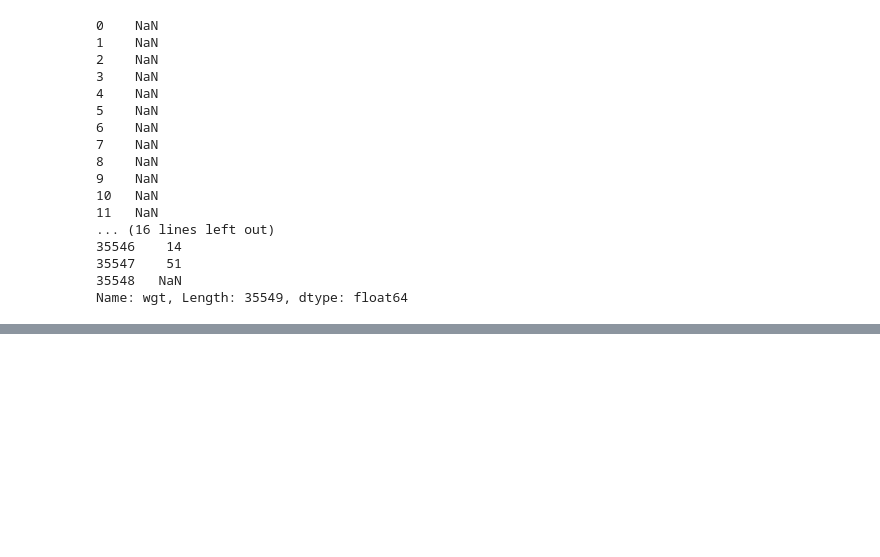
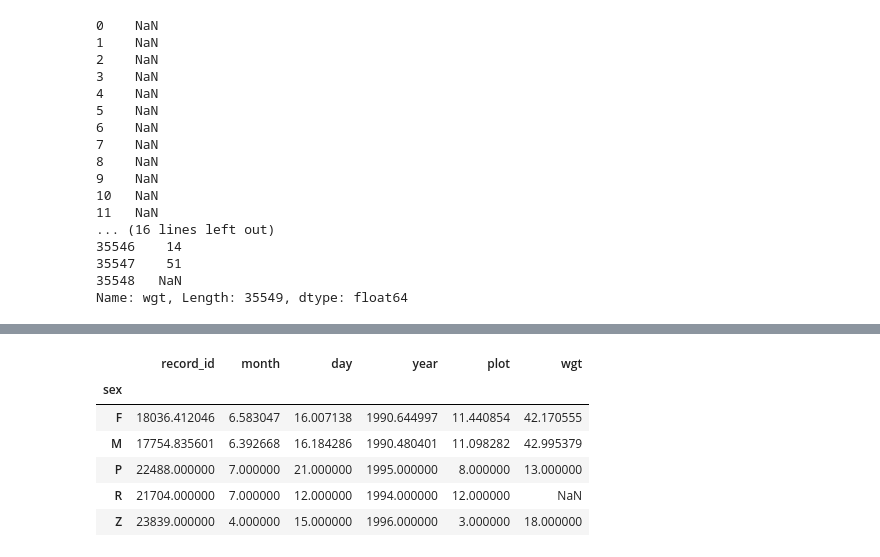
Before and after one commit to lwasser/DC-SEA-Python-OldWorkingRepo, a Jupyter notebook: lesson01.ipynb, the cells around one changed output, grey strips where cells are left out. Cells and saved outputs as stored; diff of their text form; code cells hidden in the pictures; blank space fills up the shorter version.

```diff
--- a/lesson01.ipynb
+++ b/lesson01.ipynb
@@ -645,0 +673,10 @@ Name: wgt, Length: 35549, dtype: float64
+# %%
+sorted.mean()
+# %% [output]
+|  | record_id | month | day | year | plot | wgt |
+| sex |  |  |  |  |  |  |
+| F | 18036.412046 | 6.583047 | 16.007138 | 1990.644997 | 11.440854 | 42.170555 |
+| M | 17754.835601 | 6.392668 | 16.184286 | 1990.480401 | 11.098282 | 42.995379 |
+| P | 22488.000000 | 7.000000 | 21.000000 | 1995.000000 | 8.000000 | 13.000000 |
+| R | 21704.000000 | 7.000000 | 12.000000 | 1994.000000 | 12.000000 | NaN |
+| Z | 23839.000000 | 4.000000 | 15.000000 | 1996.000000 | 3.000000 | 18.000000 |
```
Also changed, not shown: parts of 12 cells of this notebook, 11 other files.
